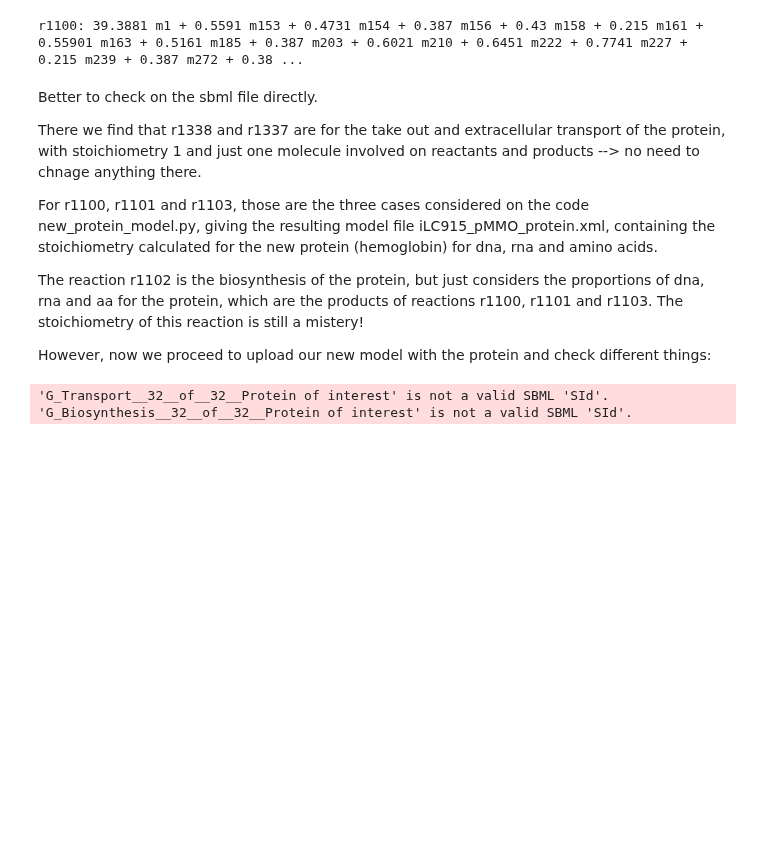
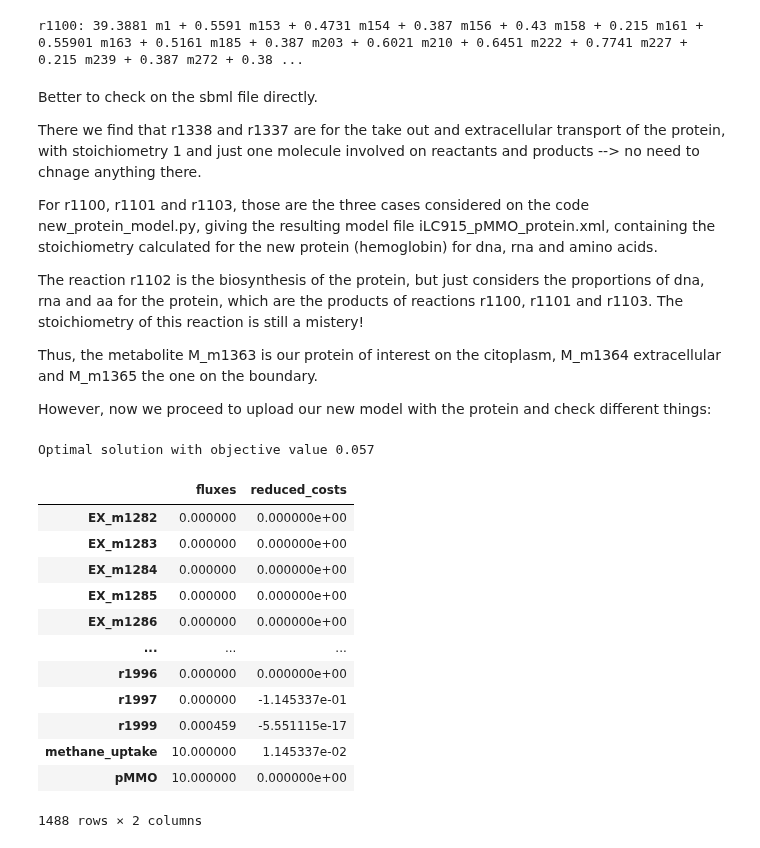
Before and after one commit to Schwebus/DTU_Biobuilders_2021, a Jupyter notebook: GSM_model/iLC915_testing.ipynb, the cells around one changed output. Cells and saved outputs as stored; diff of their text form; code cells hidden in the pictures; blank space fills up the shorter version.

```diff
--- a/GSM_model/iLC915_testing.ipynb
+++ b/GSM_model/iLC915_testing.ipynb
@@ -464,9 +505,25 @@ For r1100, r1101 and r1103, those are the three cases considered on the code new
 
 The reaction r1102 is the biosynthesis of the protein, but just considers the proportions of dna, rna and aa for the protein, which are the products of reactions r1100, r1101 and r1103. The stoichiometry of this reaction is still a mistery!
 
+Thus, the metabolite M_m1363 is our protein of interest on the citoplasm, M_m1364 extracellular and M_m1365 the one on the boundary.
+
 However, now we proceed to upload our new model with the protein and check different things:
 # %%
-phaffi_hemo = cobra.io.read_sbml_model("data/iLC915_pMMO_protein.xml")
+phaffii_hemo = cobra.io.read_sbml_model("data/iLC915_pMMO_protein.xml")
-# %% [output]
-'G_Transport__32__of__32__Protein of interest' is not a valid SBML 'SId'.
-'G_Biosynthesis__32__of__32__Protein of interest' is not a valid SBML 'SId'.
+# %%
+phaffii_hemo.optimize()
+# %% [output]
+Optimal solution with objective value 0.057
+|  | fluxes | reduced_costs |
+| EX_m1282 | 0.000000 | 0.000000e+00 |
+| EX_m1283 | 0.000000 | 0.000000e+00 |
+| EX_m1284 | 0.000000 | 0.000000e+00 |
+| EX_m1285 | 0.000000 | 0.000000e+00 |
+| EX_m1286 | 0.000000 | 0.000000e+00 |
+| ... | ... | ... |
+| r1996 | 0.000000 | 0.000000e+00 |
+| r1997 | 0.000000 | -1.145337e-01 |
+| r1999 | 0.000459 | -5.551115e-17 |
+| methane_uptake | 10.000000 | 1.145337e-02 |
+| pMMO | 10.000000 | 0.000000e+00 |
+1488 rows × 2 columns
```
Also changed, not shown: parts of 16 cells of this notebook.
